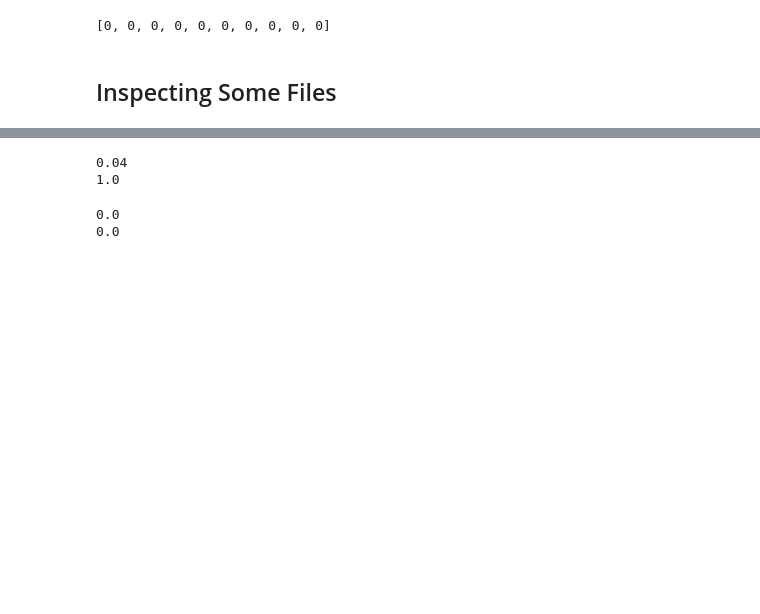
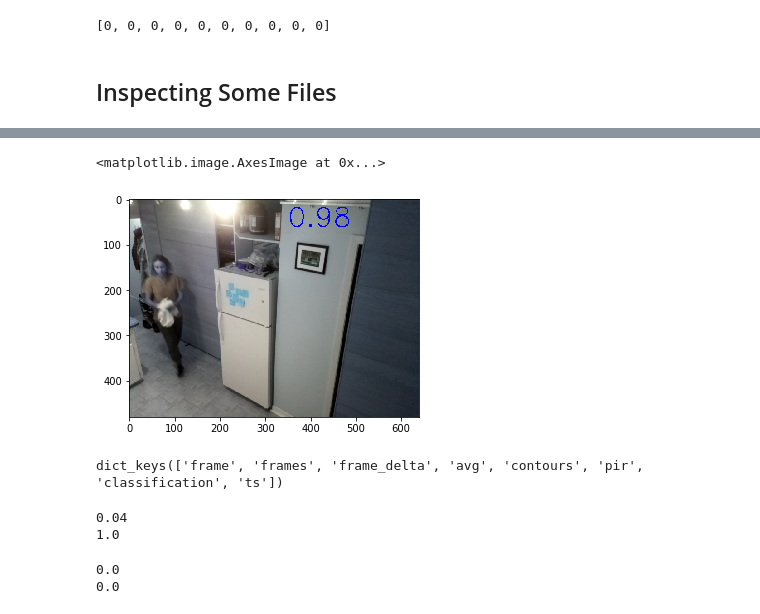
Before and after one commit to ian-whitestone/rpi-security-system, a Jupyter notebook: analysis/analysis.ipynb, the cells around one changed output, grey strips where cells are left out. Drawn from its saved outputs; the diff is of its cells as text; code cells hidden in the pictures; blank space fills up the shorter version.

```diff
--- a/analysis/analysis.ipynb
+++ b/analysis/analysis.ipynb
@@ -222,0 +321,8 @@ sample_data['frames'][-1]
+# %%
+cv2.putText(frame, '0.98', (350, 60),
+            cv2.FONT_HERSHEY_SIMPLEX, 2, (0, 0, 255), 2)
+
+plt.imshow(frame)
+# %% [output]
+<matplotlib.image.AxesImage at 0x...>
+[figure, added]
@@ -223,3 +343,7 @@ sample_data['frames'][-1]
+# %%
+sample_data.keys()
+# %% [output]
+dict_keys(['frame', 'frames', 'frame_delta', 'avg', 'contours', 'pir', 'classification', 'ts'])
 # %%
 tp_pkl_file = open('tp_example.pkl', 'rb')
 fp_pkl_file = open('fp_example.pkl', 'rb')
```
Also changed, not shown: parts of 30 cells of this notebook, 1 other file.
